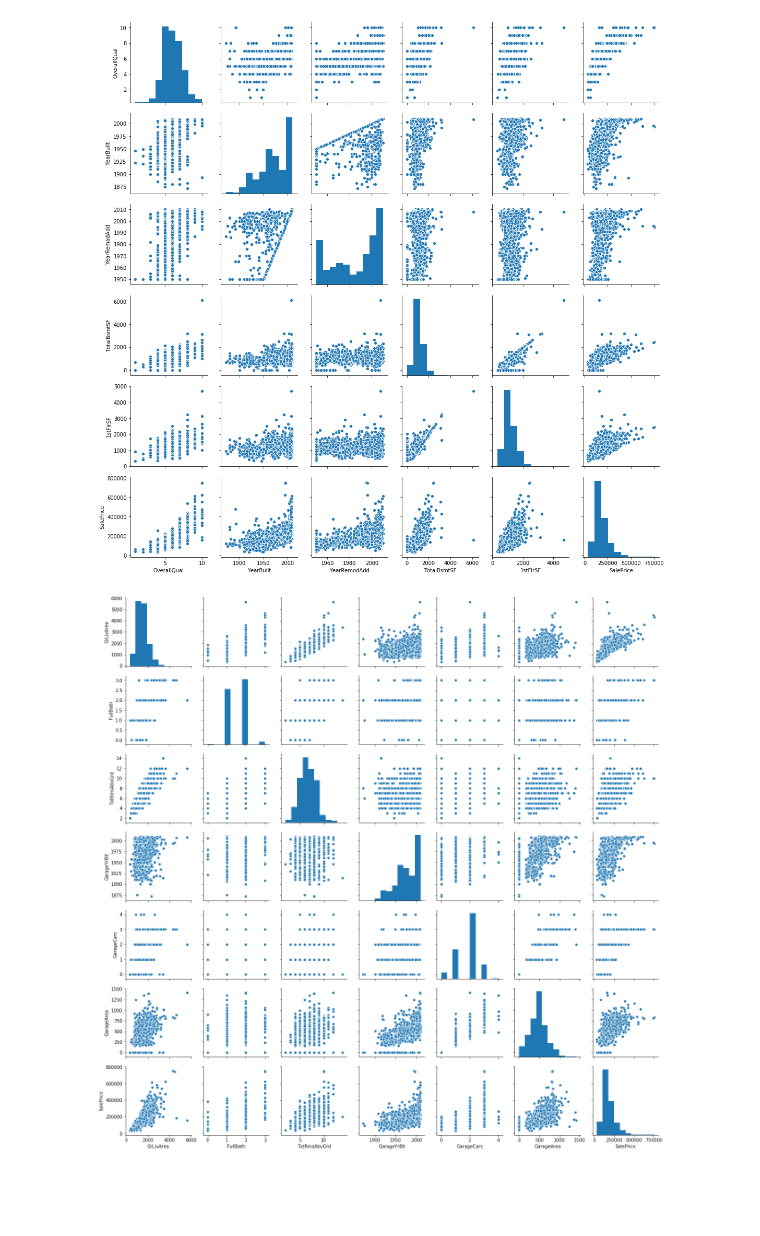
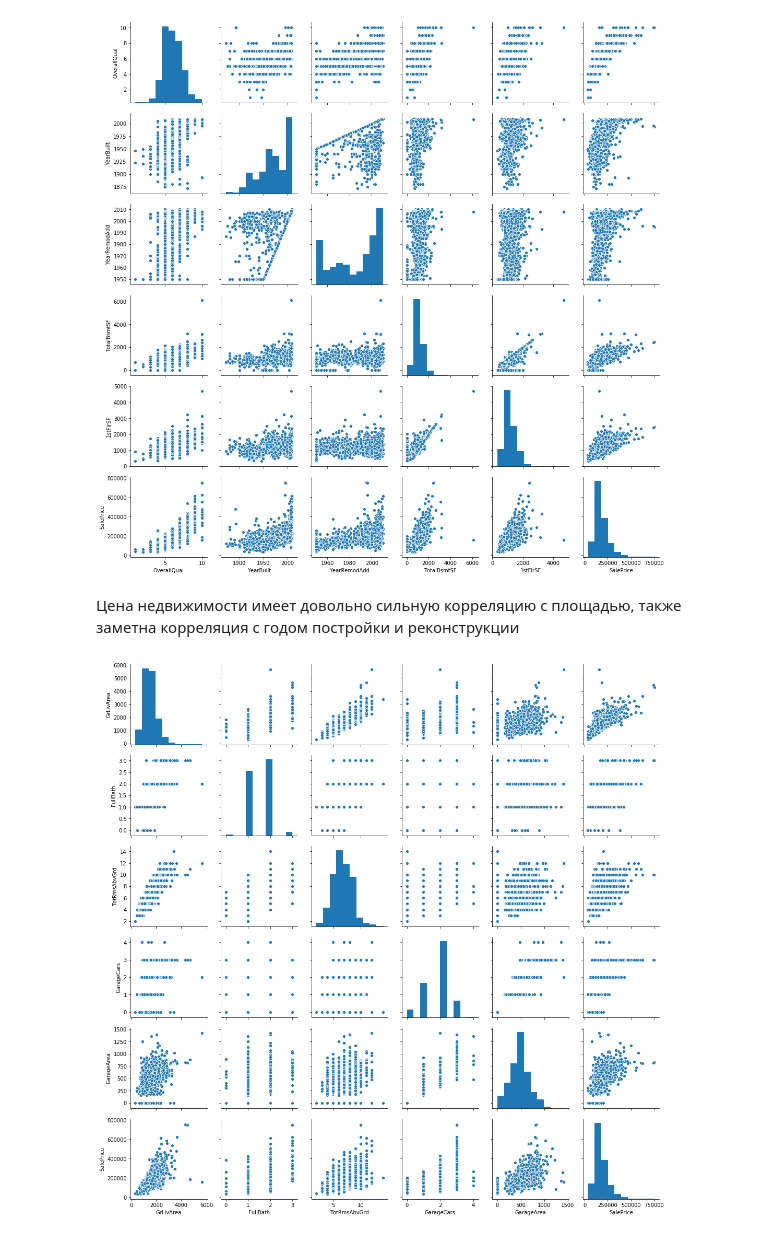
Before and after one commit to SergeyYVP/Machine_learning, a Jupyter notebook: 6. homework_ensembles.ipynb, the cells around one changed output. Drawn from its saved outputs; the diff is of its cells as text; code cells hidden in the pictures; blank space fills up the shorter version.

```diff
--- a/6. homework_ensembles.ipynb
+++ b/6. homework_ensembles.ipynb
@@ -400,3 +519,5 @@ df.loc[df['FireplaceQu'].isna(), 'FireplaceQu'] = 'to_drop'
+# %%
+df.loc[df['LotFrontage'].isna(), 'LotFrontage'] = lot_frontage
 # %%
 df.isna().sum()[df.isna().sum()>0]
 # %% [output]
@@ -430,0 +527,4 @@ plt.tight_layout()
+# %%
+# категориальные и числовые признаки
+cat_cols = df.columns[df.dtypes == object]
+num_cols = df.columns[df.dtypes != object]
@@ -431,6 +556,6 @@ plt.tight_layout()
 # %%
 # Посмотрим на корреляцию числовых признаков
-corr = df[num_cols].corr()
+corr = df.loc[df['is_train']==1 ,num_cols].corr()
 
 plt.figure(figsize = (16,16))
 
@@ -454,3 +573,3 @@ Index(['OverallQual', 'YearBuilt', 'YearRemodAdd', 'TotalBsmtSF', '1stFlrSF',
 # %%
-correlated_num_cols = corr.loc[corr['SalePrice']>0.5, 'SalePrice'].index
+correlated_num_cols = corr.loc[np.abs(corr['SalePrice'])>0.5, 'SalePrice'].index
 # %%
@@ -458,6 +577,8 @@ ax = sns.pairplot(data = df, vars=list(correlated_num_cols[:5])+['SalePrice'])
 # %% [output]
 [figure]
+# %% [markdown]
+Цена недвижимости имеет довольно сильную корреляцию с площадью, также заметна корреляция с годом постройки и реконструкции
 # %%
-ax = sns.pairplot(data = df, vars=correlated_num_cols[5:])
+ax = sns.pairplot(data = df[df['is_train']==1], vars=correlated_num_cols[5:])
 # %% [output]
-[figure, old version]
+[figure, new version]
```
Also changed, not shown: parts of 169 cells of this notebook.
